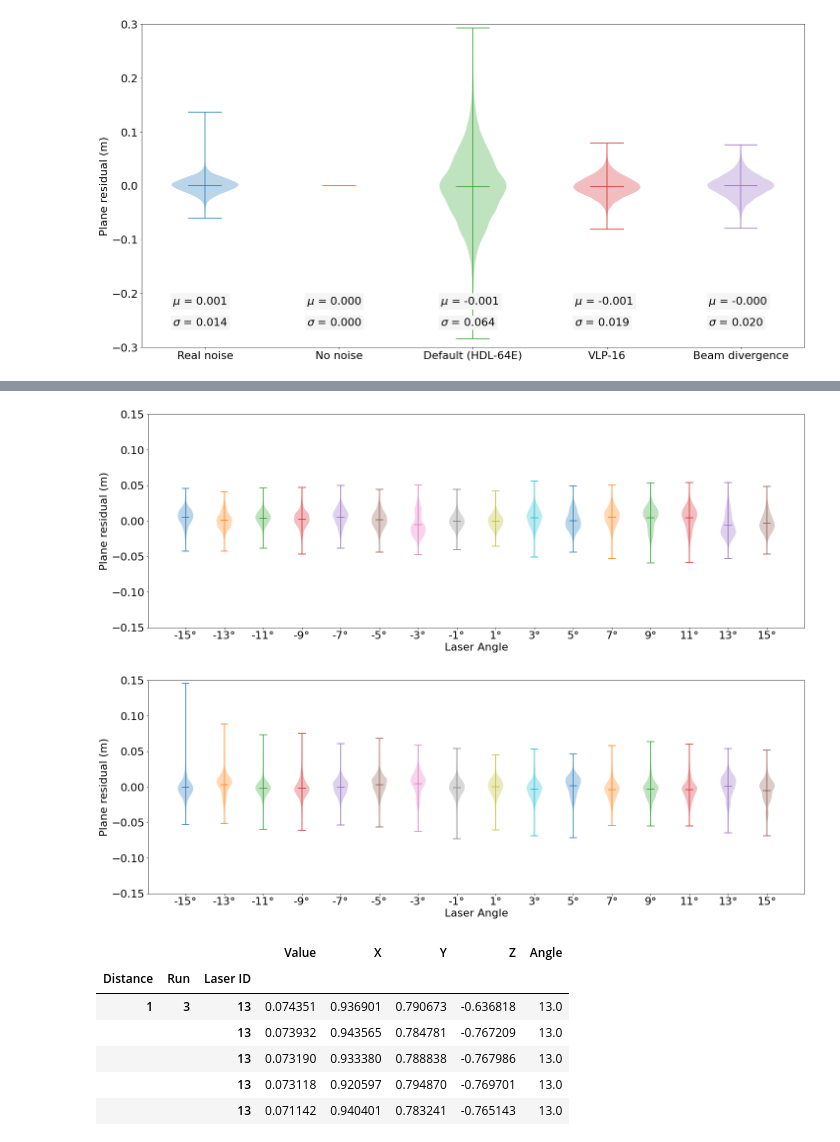
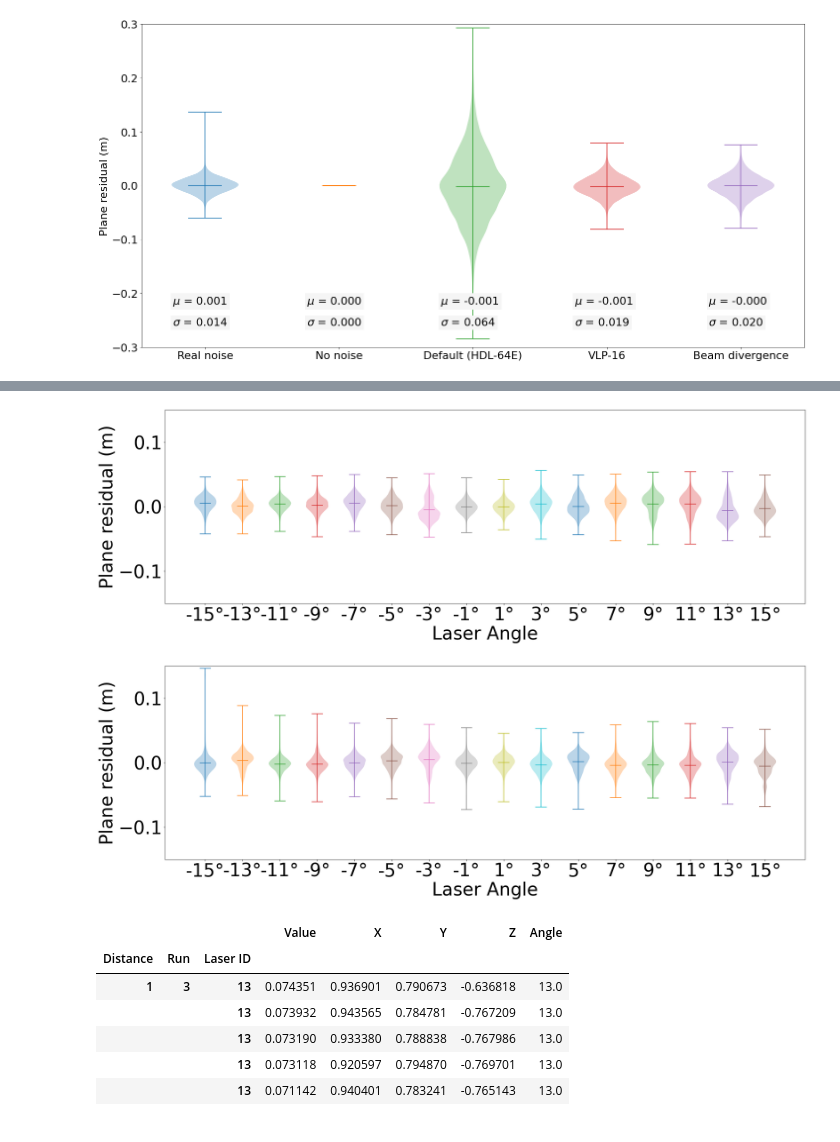
Before and after one commit to branislavjenco/thesis-code, a Jupyter notebook: noise_distributions.ipynb, the cells around one changed output, grey strips where cells are left out. Drawn from its saved outputs; the diff is of its cells as text; code cells hidden in the pictures.

```diff
--- a/noise_distributions.ipynb
+++ b/noise_distributions.ipynb
@@ -313,24 +309,27 @@ plot_violin_per_distance(df.query("Error == 'real'"), "floor")
 # %%
 def plot_violin_per_laser(data, kind):
     kind_data = data.loc[kind]
     kind_data = kind_data.swaplevel(0, 4)
-    fig = plt.figure()
+    fig = plt.figure(constrained_layout=True)
     fig.set_figwidth(24)
     fig.set_figheight(8)
     for laser in range(-15, 16, 2):
-        plt.violinplot(kind_data.loc[laser]["Value"], positions=[laser], showmeans=True, widths=0.8)
+        plt.violinplot(kind_data.loc[laser]["Value"], positions=[laser], showmeans=True, widths=1.2)
     plt.xticks(range(-15, 16, 2), labels=[f"{x}°" for x in range(-15, 16, 2)])
     plt.ylim(-0.15, 0.15)
     plt.xlabel("Laser Angle")
     plt.ylabel("Plane residual (m)")
     fig.savefig(f"plots/v_real_laser_comparison_{kind}.png", bbox_inches='tight', pad_inches=1)
     plt.show()
 df2 = df.set_index(["Angle"], append=True)
+plt.rcParams.update({'font.size': 44})
+
 plot_violin_per_laser(df2.query("Error == 'real'"), "wall")
 plot_violin_per_laser(df2.query("Error == 'real'"), "floor")
+plt.rcParams.update({'font.size': 22})
 # %% [output]
-[figure, old version]
+[figure, new version]
-[figure, old version]
+[figure, new version]
 # %%
 def find_extremes(data, kind):
     kind_data = df.loc[kind]
```
Also changed, not shown: parts of 2 cells of this notebook, 2 other files.
